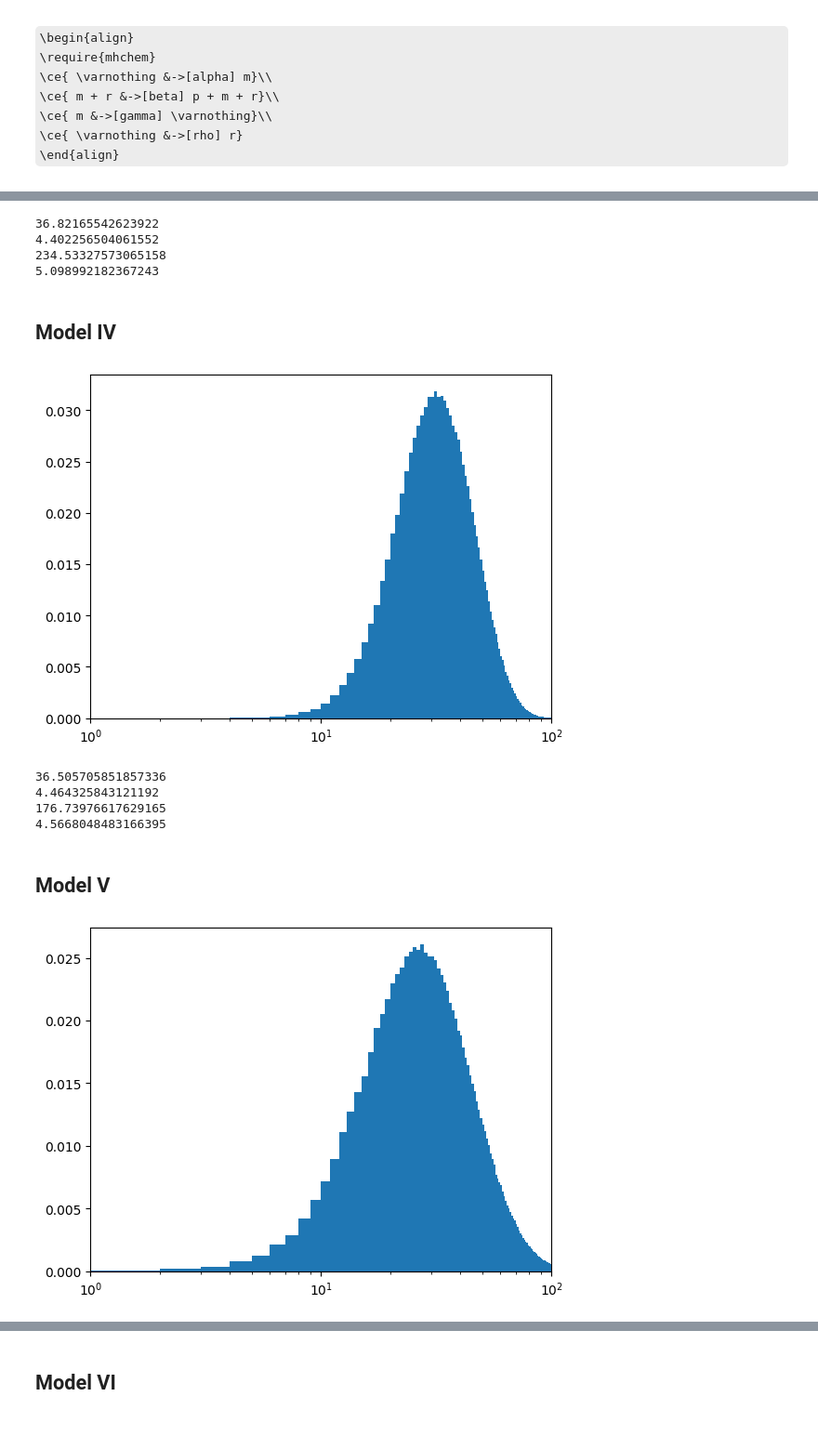
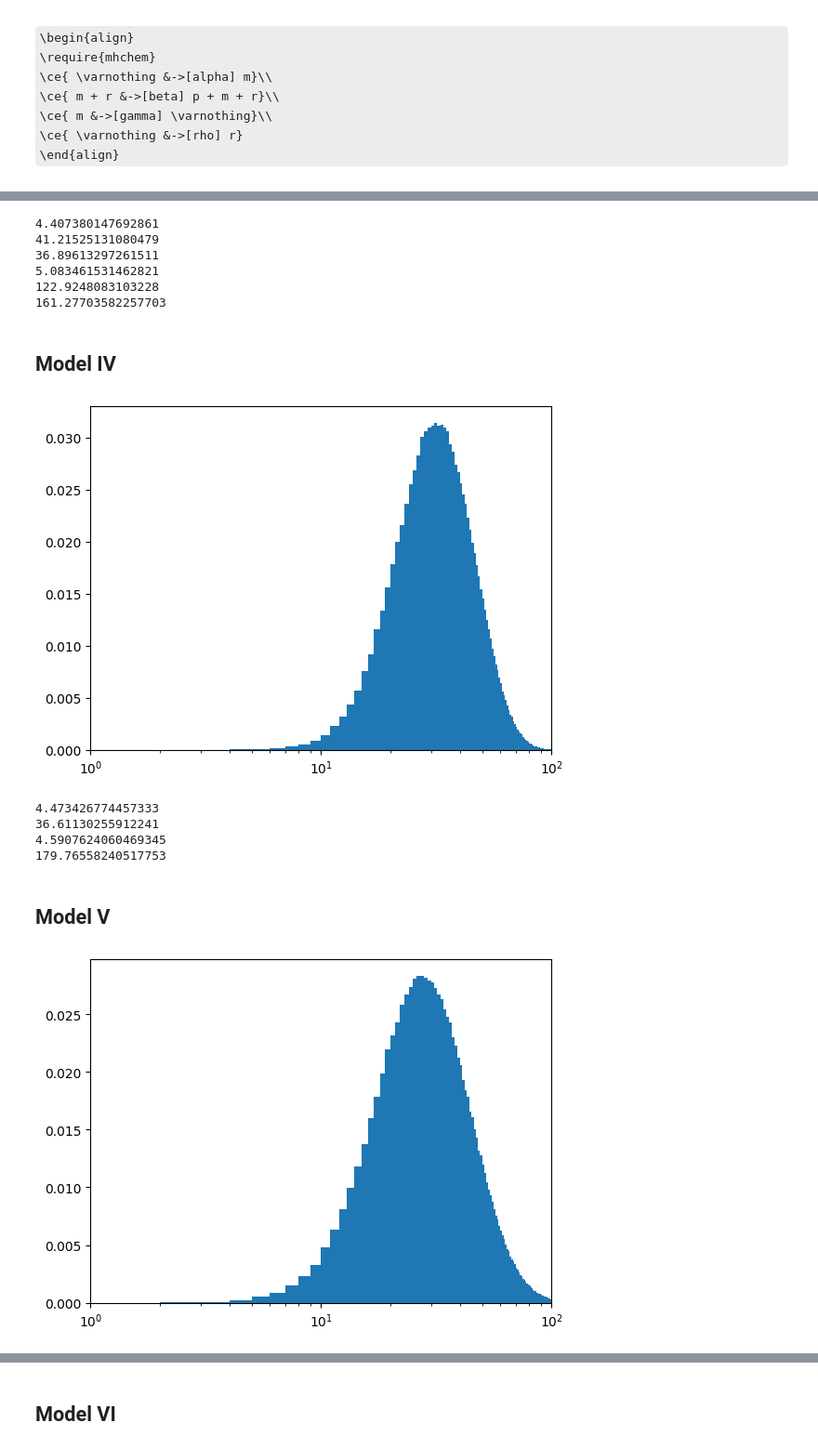
Before and after one commit to louish10/translation-kinetics, a Jupyter notebook: src/notebooks/Distributions.ipynb, the cells around one changed output, grey strips where cells are left out. Shown at 93% size. Cells and saved outputs as stored; diff of their text form; code cells hidden in the pictures; some formulas as TeX source.

```diff
--- a/src/notebooks/Distributions.ipynb
+++ b/src/notebooks/Distributions.ipynb
@@ -86,7 +86,7 @@ beta = 0.2
 gamma = 1.25*0.19
 delta = 0.023
 
-prob = DiscreteProblem(sc2s, [round(alph/gamma), round(alph*beta/gamma/delta)], (0.,10000000.), [alph, beta, gamma ,delta])
+prob = DiscreteProblem(sc2s, [round(alph/gamma), round(alph*beta/gamma/delta)], (0.,20000000.), [alph, beta, gamma ,delta])
 jump_prob = JumpProblem(sc2s, prob, Direct())
 
 sol = solve(jump_prob, SSAStepper(), saveat=1.0)
@@ -161,7 +161,7 @@ gamma = 0.2
 T=27.5
 
 
-sol = simulate_cycle(c2s, [alph, beta, gamma], 0.0, 10000000.0, T,
+sol = simulate_cycle(c2s, [alph, beta, gamma], 0.0, 20000000.0, T,
         [
             round(CanonicalTwoStageModel.mrna(alph, gamma, T, 0)),
             round(CanonicalTwoStageModel.approximate_protein_mean(alph, beta, gamma, T, 0))
@@ -242,12 +242,12 @@ end alpha beta gamma rho
 # %%
 alph = 1.0
 gamma = 0.2
-rho = 0.2
+rho = 1.0
 T=27.5
 beta = 0.99*beta_3_exact(0.2, gamma, rho, T)
 
 
-sol = simulate_cycle(mwr, [alph, beta, gamma, rho], 0.0, 5000000.0, T,
+sol = simulate_cycle(mwr, [alph, beta, gamma, rho], 0.0, 10000000.0, T,
         [
             round(ModelWithRibosomes.mrna(alph, gamma, T, 0)),
             round(ModelWithRibosomes.r(rho, T, 0)),
@@ -276,8 +276,11 @@ t: 2446971-element Vector{Float64}:
 # %%
 p = zeros(length(sol.u))
 m = zeros(length(sol.u))
+r = zeros(length(sol.u))
+
 for i in 1:length(sol.u)
     m[i] = sol.u[i][1]
+    r[i] = sol.u[i][2]
     p[i] = sol.u[i][3]
 
 end
@@ -323,13 +326,17 @@ savefig("../../data/distributions/model_III.svg")
 # %%
+println(mean(m))
+println(mean(r))
 println(mean(p))
-println(mean(m))
+println(var(m))
+println(var(r))
 println(var(p))
-println(var(m))
 # %% [output]
-36.82165542623922
-4.402256504061552
-234.53327573065158
-5.098992182367243
+4.407380147692861
+41.21525131080479
+36.89613297261511
+5.083461531462821
+122.9248083103228
+161.27703582257703
 # %% [markdown]
 ## Model IV
 # %%
@@ -373,17 +380,17 @@ xlim([1,100])
 hist(p, density=true, bins=bins)
 savefig("../../data/distributions/model_IV.svg")
 # %% [output]
-[figure, old version]
+[figure, new version]
 # %%
+println(mean(m))
 println(mean(p))
-println(mean(m))
+println(var(m))
 println(var(p))
-println(var(m))
 # %% [output]
-36.505705851857336
-4.464325843121192
-176.73976617629165
-4.5668048483166395
+4.473426774457333
+36.61130255912241
+4.5907624060469345
+179.76558240517753
 # %% [markdown]
 ## Model V
 # %%
@@ -397,38 +404,38 @@ end alpha beta gamma rho k
 
 alph = 0.87*1.0
 gamma = 0.2
-rho = 0.2
+rho = 1.0
 T=27.5
 beta = 0.99*beta_3_exact(0.2, gamma, rho, T)
 N = 10
 k = N/T
 
 sol = simulate_stochastic_cycle(slm, [alph, beta, gamma, rho, k], 0., 1000000., T,
     [
         round(ModelWithRibosomes.mrna(alph, gamma, T, 0)),
         round(ModelWithRibosomes.r(rho, T, 0)),
         round(ModelWithRibosomes.p(alph, beta, gamma, rho, T, 0)),
         0
     ],
     N,
     2.5
 )
 
 p = zeros(length(sol.u))
 m = zeros(length(sol.u))
 for i in 1:length(sol.u)
     m[i] = sol.u[i][1]
     p[i] = sol.u[i][3]
 
 end
 min = Int(minimum(p))
 max = Int(maximum(p))
 bins = Array(min:1:max)
 
 plt.xscale("log")
 xlim([1,100])
 hist(p, density=true, bins=bins)
 savefig("../../data/distributions/model_V.svg")
 # %% [output]
-[figure, old version]
+[figure, new version]
 # %%
```
Also changed, not shown: parts of 12 cells of this notebook, 6 other files.
